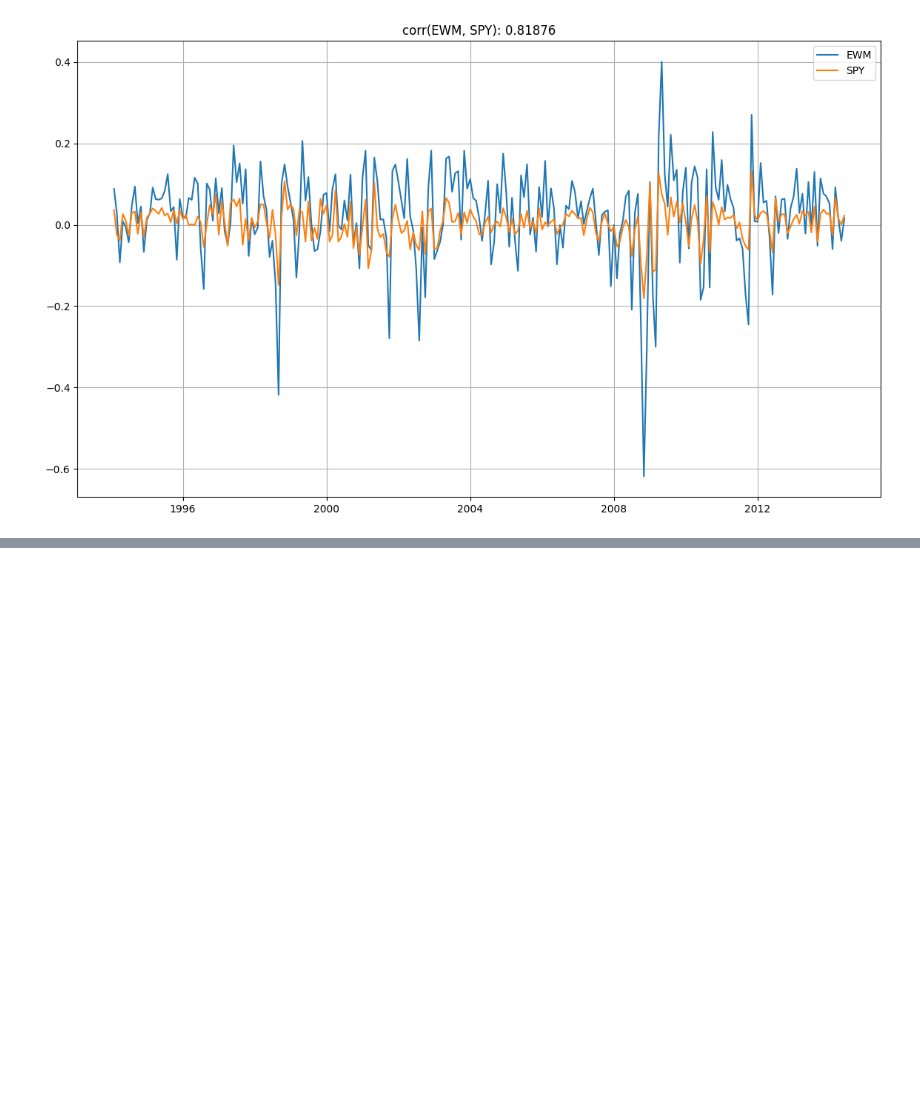
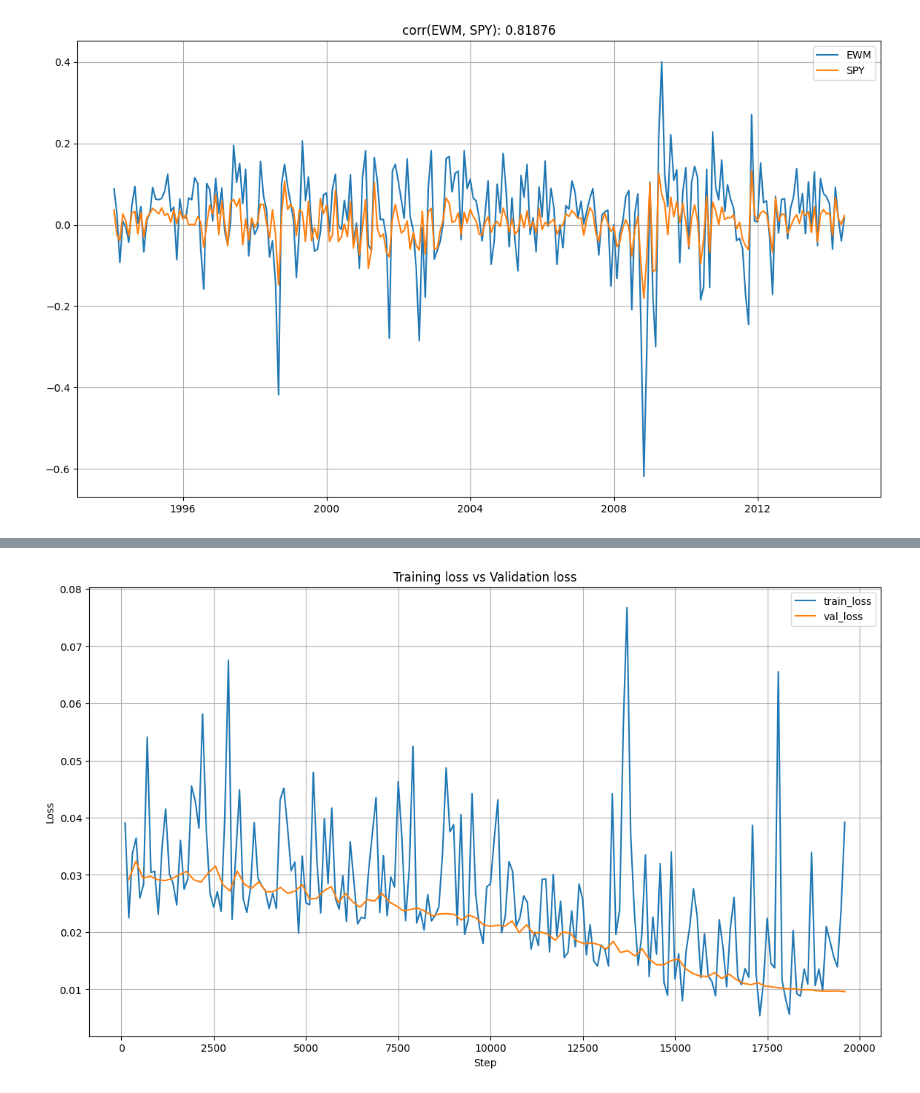
Before and after one commit to MarkoMiljkovic45/masters-thesis, a Jupyter notebook: 02-SimpleVAE_v2.ipynb, the cells around one changed output, grey strips where cells are left out. Saved outputs shown, nothing was run; the diff lists cells and outputs as text; code cells hidden in the pictures; blank space fills up the shorter version.

```diff
--- a/02-SimpleVAE_v2.ipynb
+++ b/02-SimpleVAE_v2.ipynb
@@ -412,0 +432,18 @@ stock_284: beta*=0.8080 MSE = 1.745191
+# %%
+def plot_losses(losses, loss_names=['train_loss', 'val_loss']):
+    plt.figure(figsize=(14,8))
+    for name in loss_names:
+        loss = losses[name]
+        plt.plot(loss['step'], loss['value'], label=name)
+
+    plt.title('Training loss vs Validation loss')
+    plt.xlabel('Step')
+    plt.ylabel('Loss')
+    plt.grid()
+    plt.legend()
+    plt.show()
+# %%
+losses = get_logged_losses(logger.log_dir)
+plot_losses(losses)
+# %% [output]
+[figure, added]
```
Also changed, not shown: parts of 15 cells of this notebook.
